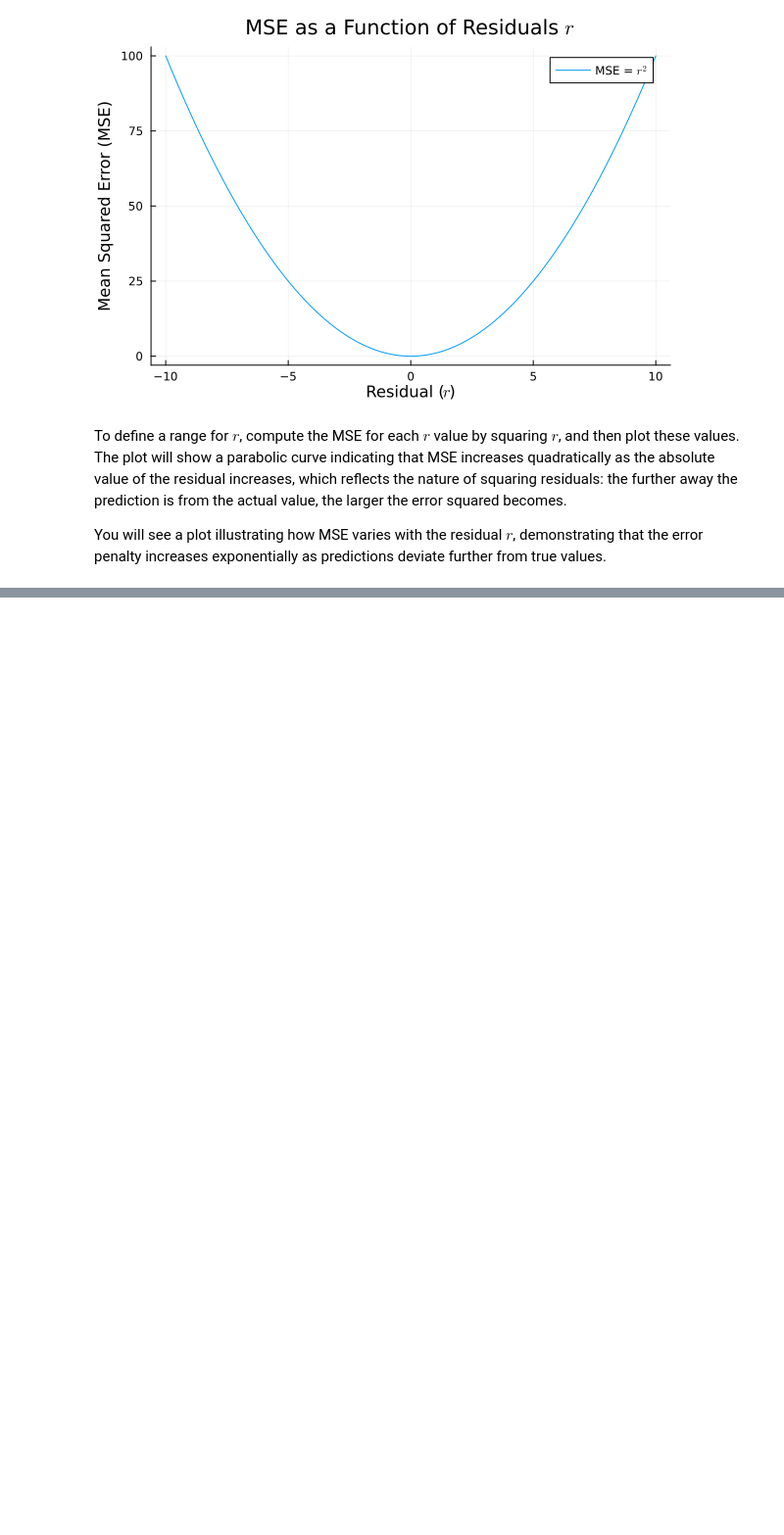
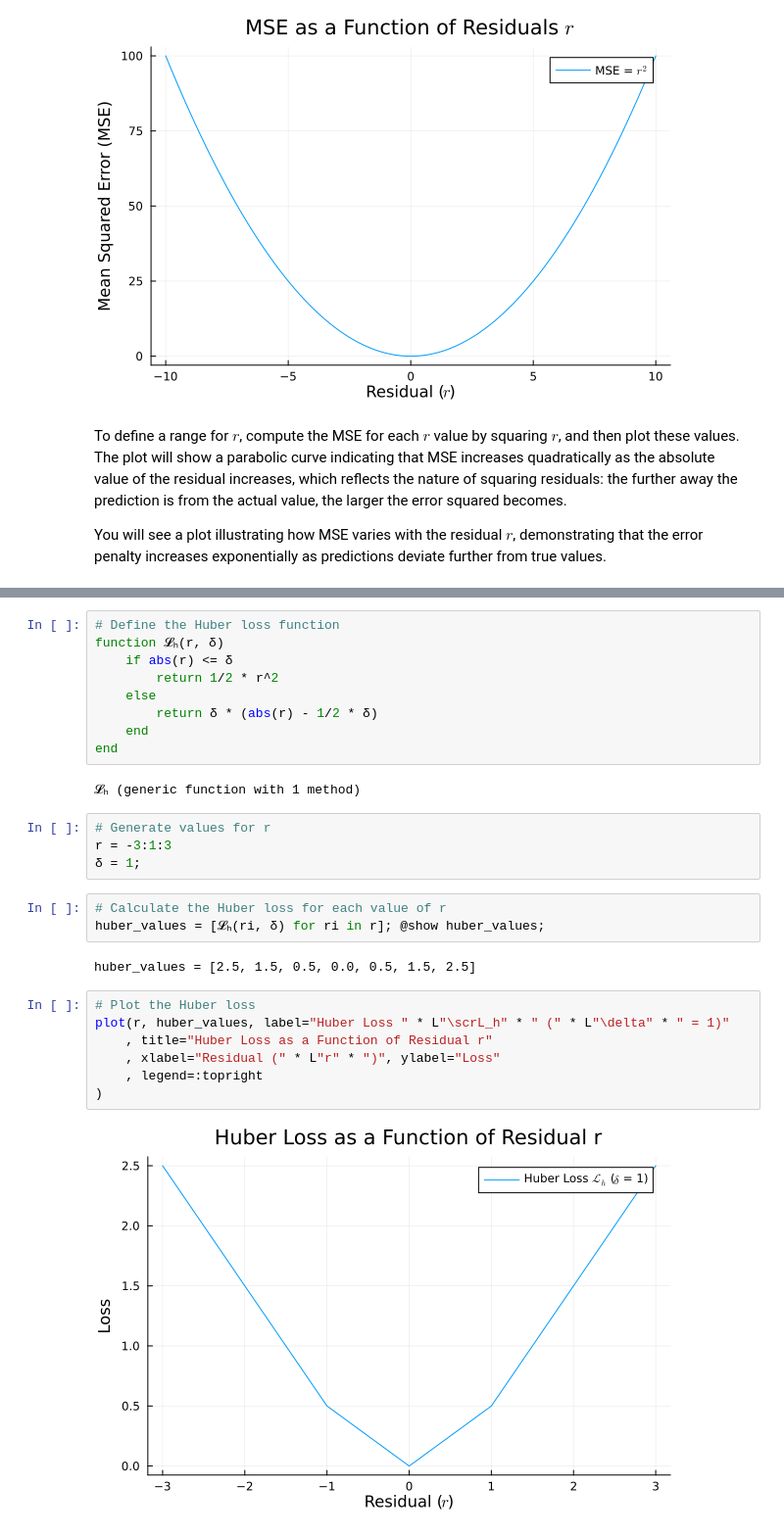
Before and after one commit to setrar/ml, a Jupyter notebook: exams/2023/Q4.ipynb, the cells around one changed output, grey strips where cells are left out. Shown: that part at 98% size. Saved outputs shown, nothing was run; the diff lists cells and outputs as text; blank space fills up the shorter version.

```diff
--- a/exams/2023/Q4.ipynb
+++ b/exams/2023/Q4.ipynb
@@ -36,0 +60,29 @@ You will see a plot illustrating how MSE varies with the residual $ r $, demonst
+# %%
+# Define the Huber loss function
+function 𝓛ₕ(r, δ)
+    if abs(r) <= δ
+        return 1/2 * r^2
+    else
+        return δ * (abs(r) - 1/2 * δ)
+    end
+end
+# %% [output]
+𝓛ₕ (generic function with 1 method)
+# %%
+# Generate values for r
+r = -3:1:3
+δ = 1;
+# %%
+# Calculate the Huber loss for each value of r
+huber_values = [𝓛ₕ(ri, δ) for ri in r]; @show huber_values;
+# %% [output]
+huber_values = [2.5, 1.5, 0.5, 0.0, 0.5, 1.5, 2.5]
+# %%
+# Plot the Huber loss
+plot(r, huber_values, label="Huber Loss " * L"\scrL_h" * " (" * L"\delta" * " = 1)"
+    , title="Huber Loss as a Function of Residual r"
+    , xlabel="Residual (" * L"r" * ")", ylabel="Loss"
+    , legend=:topright
+)
+# %% [output]
+[figure, added]
```
Also changed, not shown: parts of 3 cells of this notebook.
